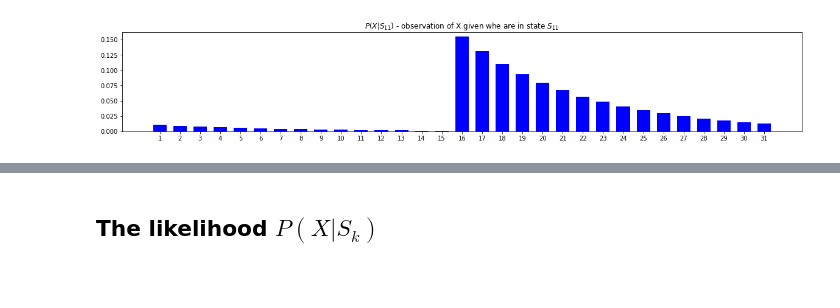
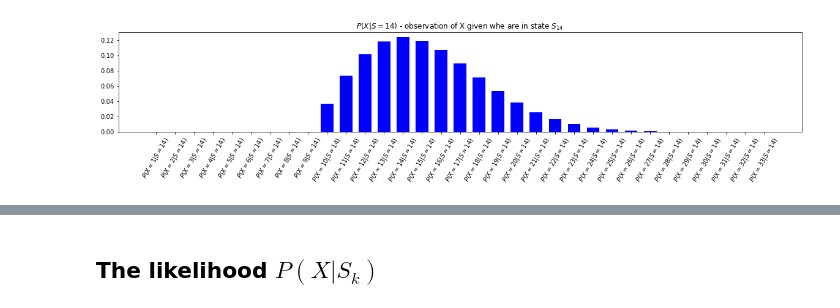
Before and after one commit to jganzabal/Kalman-as-Recursive-Bayesian-Estimation, a Jupyter notebook: 2_Additive noise Histogram Filters.ipynb, the cells around one changed output, grey strips where cells are left out. Saved outputs shown, nothing was run; the diff lists cells and outputs as text; code cells hidden in the pictures; blank space fills up the shorter version.

Commit message:
Finished correcting part 2 of notebook. Additive noise Histogram filters

```diff
--- a/2_Additive noise Histogram Filters.ipynb
+++ b/2_Additive noise Histogram Filters.ipynb
@@ -76,6 +69,9 @@ observation_func = get_exponential_distribution
 # %%
-scale = 6
-observation = observation_func(N= N, loc = int((N+1)/2), scale = scale)
-plot_distribution(observation, title="$P(X|S_{11})$ - observation of X given whe are in state $S_{11}$")
+S = 14
+observation = get_rayleigh_distribution(N= N, loc = S, scale = scale)
+str_indexes_observation =  ['$P(X=%s|S=%s)$'%(int(i+1),S) for i in range(N)]
+plot_distribution(observation,
+                  title="$P(X|S=%s)$ - observation of X given whe are in state $S_{%s}$"%(S, S),
+                 str_indexes= str_indexes_observation, rotation = 60)
 # %% [output]
-[figure, old version]
+[figure, new version]
```
Also changed, not shown: parts of 57 cells of this notebook, 2 other files.
